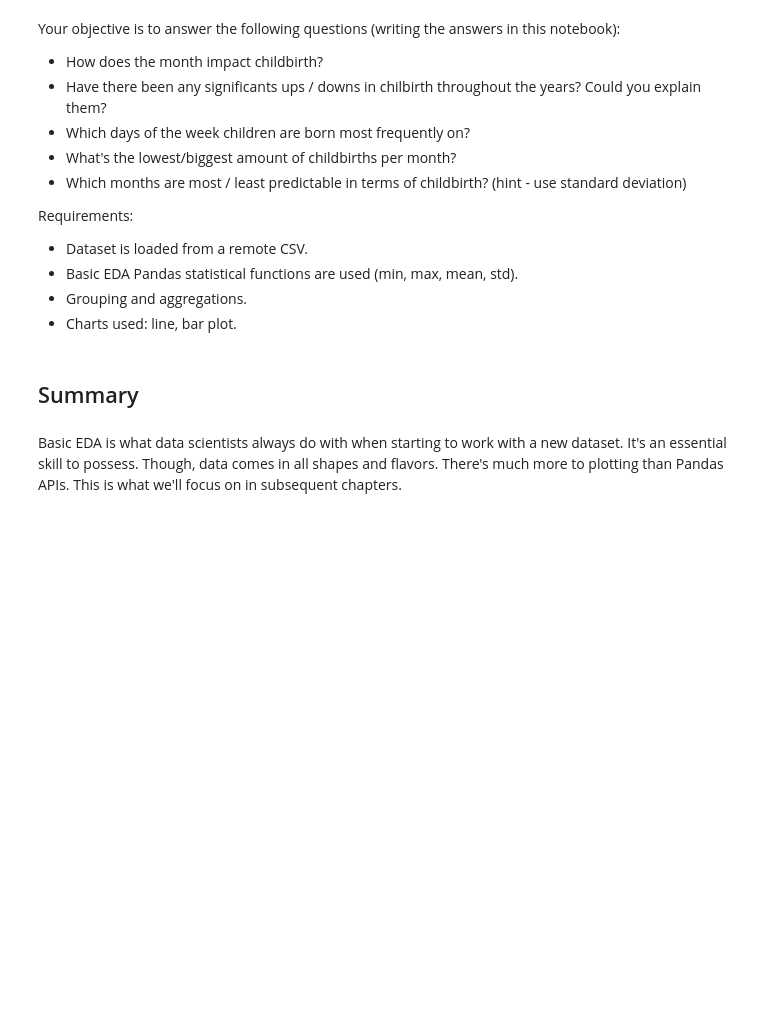
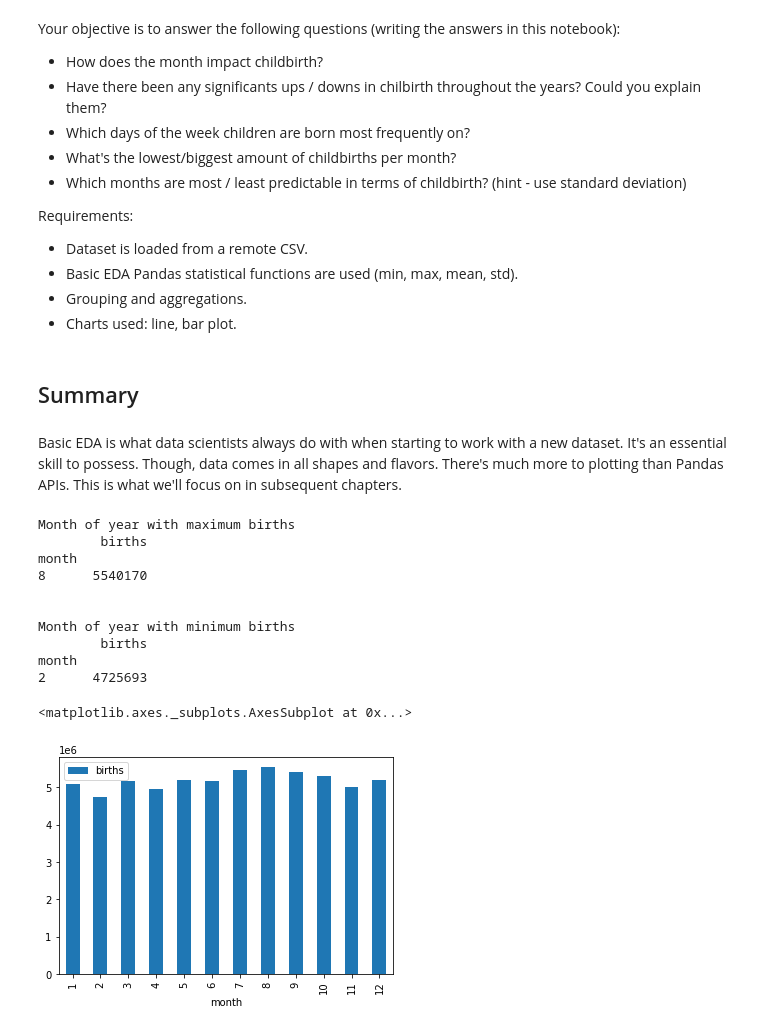
Before and after one commit to manderhub/turing-college-challenge, a Jupyter notebook: Turing_College_Technical_Challenge.ipynb, the cells around one changed output. Drawn from its saved outputs; the diff is of its cells as text; code cells hidden in the pictures; blank space fills up the shorter version.

```diff
--- a/Turing_College_Technical_Challenge.ipynb
+++ b/Turing_College_Technical_Challenge.ipynb
@@ -271,3 +271,26 @@ Requirements:
 ## Summary
 # %% [markdown]
 Basic EDA is what data scientists always do with when starting to work with a new dataset. It's an essential skill to possess. Though, data comes in all shapes and flavors. There's much more to plotting than Pandas APIs. This is what we'll focus on in subsequent chapters.
+# %%
+us_births = pd.read_csv("https://raw.githubusercontent.com/fivethirtyeight/data/master/births/US_births_2000-2014_SSA.csv")
+us_births_month = us_births[["month", "births"]].groupby("month").sum()
+print("Month of year with maximum births")
+print(us_births_month.sort_values("births", ascending=False).head(1))
+print("\n")
+print("Month of year with minimum births")
+print(us_births_month.sort_values("births", ascending=False).tail(1))
+print("\n")
+us_births_month.plot.bar()
+# %% [output]
+Month of year with maximum births
+        births
+month
+8      5540170
+
+
+Month of year with minimum births
+        births
+month
+2      4725693
+<matplotlib.axes._subplots.AxesSubplot at 0x...>
+[figure, added]
```
Also changed, not shown: parts of 11 cells of this notebook.
